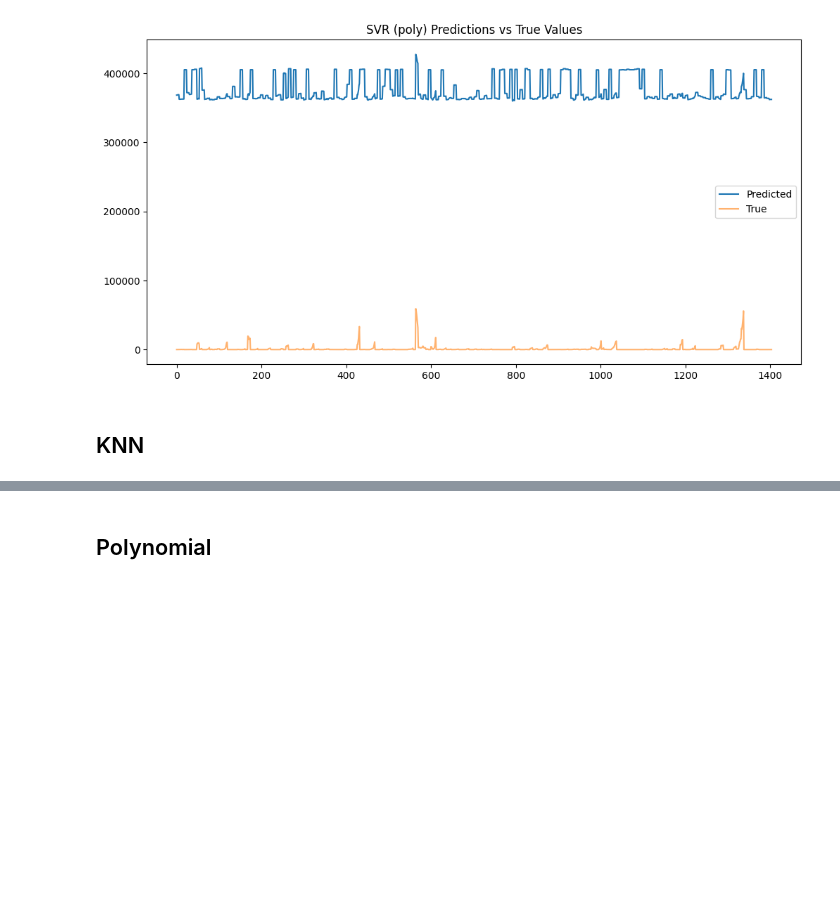
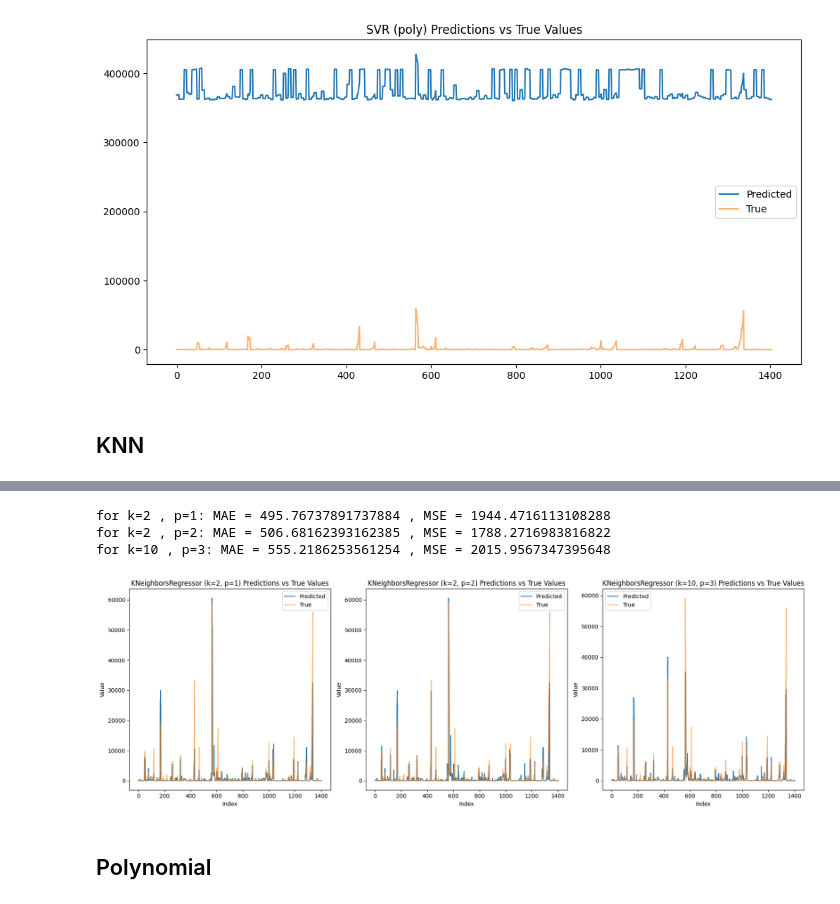
Before and after one commit to MAKEgroup/Covid_19_Propagation, a Jupyter notebook: Project/ML_Modeling.ipynb, the cells around one changed output, grey strips where cells are left out. Saved outputs shown, nothing was run; the diff lists cells and outputs as text; code cells hidden in the pictures; blank space fills up the shorter version.

```diff
--- a/Project/ML_Modeling.ipynb
+++ b/Project/ML_Modeling.ipynb
@@ -268,0 +283,23 @@ MSE: 1788.2716983926352
+# %%
+import pandas as pd
+from sklearn.neighbors import KNeighborsRegressor
+
+ks = [2, 5, 10, 15]
+ps = [1,2,3 ]
+results = []
+
+for p in ps:
+    for k in ks:
+
+        neigh = KNeighborsRegressor(n_neighbors=k, p=p)
+        model_err_pred = evaluate_model(neigh, X_tr, y_tr, X_te, y_te, min_max_scaler_Y, model_name="KNeighborsRegressor", monitoring=False)
+
+        # Append the results along with the k and p values
+        results.append((k, p) + model_err_pred)
+
+    #logging
+    print(f"proccess for p = {p} done.", '\n')
+
+# Convert the list of results to a DataFrame
+columns = ["k", "p", "MAE", "MSE", "y_pred", "y_test_rescaled"]
+tuning_data_df = pd.DataFrame(results, columns=columns)
@@ -269,3 +328,26 @@ MSE: 1788.2716983926352
+# %%
+# Select three specific rows from tuning_data_df
+rows_to_plot = [0, 4, 10]  # Adjust indices as needed to select different combinations of (k, p)
+
+# Plotting
+fig, axs = plt.subplots(1, 3, figsize=(18, 6))
+
+for i, row in enumerate(rows_to_plot):
+    y_pred = tuning_data_df.loc[row, "y_pred"]
+    k = tuning_data_df.loc[row, "k"]
+    p = tuning_data_df.loc[row, "p"]
+    y_test_rescaled = tuning_data_df.loc[row, "y_test_rescaled"]
+    model_name = f"KNeighborsRegressor (k={k}, p={p})"
+    print(f"for k={k} , p={p}: MAE = {tuning_data_df.loc[row, 'MAE']} , MSE = {tuning_data_df.loc[row, 'MSE']}")
+    plot_model(y_pred, y_test_rescaled, model_name, axs[i])
+
+plt.tight_layout()
+plt.show()
+# %% [output]
+for k=2 , p=1: MAE = 495.76737891737884 , MSE = 1944.4716113108288
+for k=2 , p=2: MAE = 506.68162393162385 , MSE = 1788.2716983816822
+for k=10 , p=3: MAE = 555.2186253561254 , MSE = 2015.9567347395648
+[figure, added]
 # %% [markdown]
 ## Polynomial
 # %%
```
Also changed, not shown: parts of 7 cells of this notebook.
